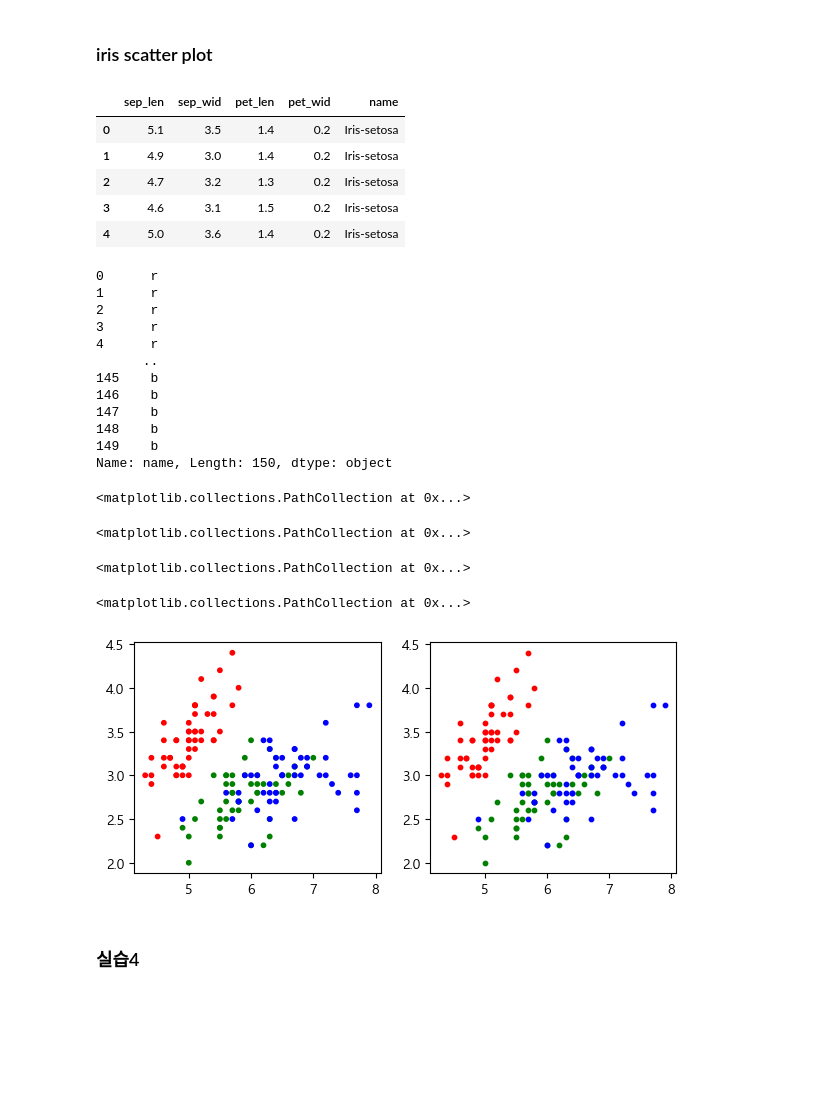
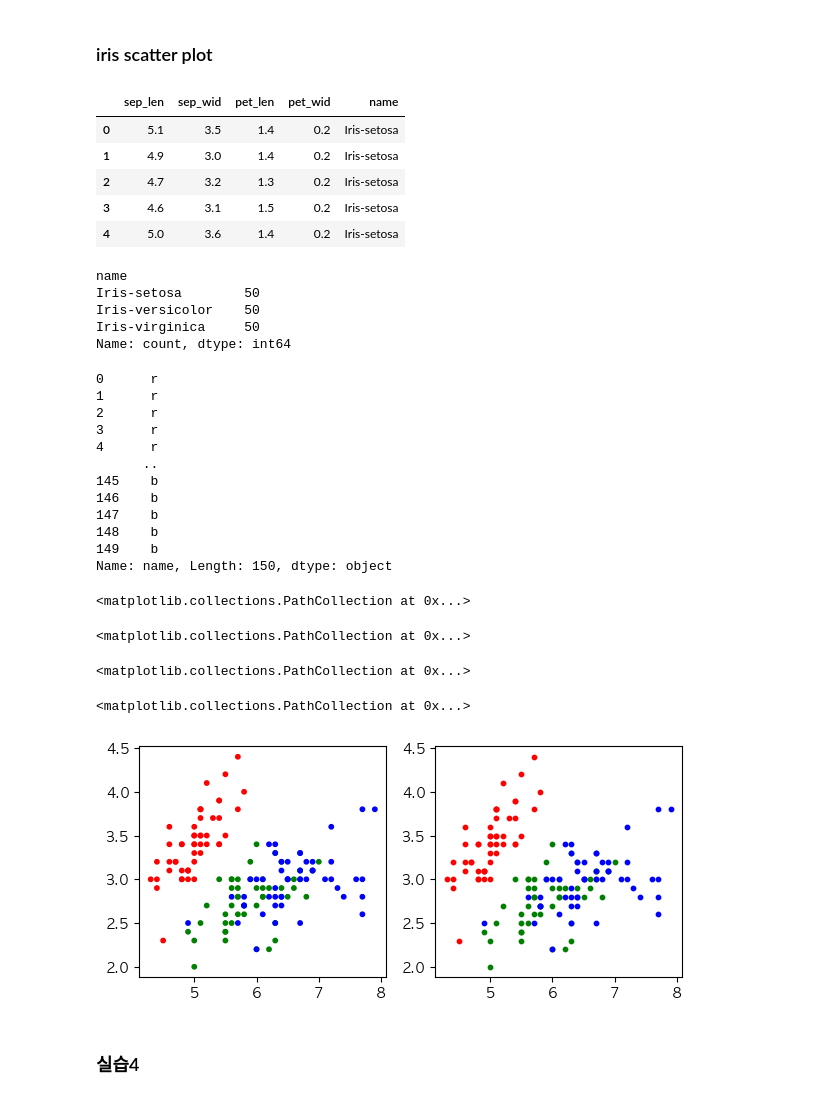
Before and after one commit to Woochang4862/USW-Data-Visualization, a Jupyter notebook: w6/dv2024_6w_code.ipynb, the cells around one changed output. Saved outputs shown, nothing was run; the diff lists cells and outputs as text; code cells hidden in the pictures; blank space fills up the shorter version.

```diff
--- a/w6/dv2024_6w_code.ipynb
+++ b/w6/dv2024_6w_code.ipynb
@@ -200,45 +200,51 @@ ax1.scatter(data_blu[:,0], data_blu[:,1], c='b')
 # %%
 fig=plt.figure(figsize=(7,3), dpi=100)
 ax1,ax2=fig.subplots(1,2)
 
 ## data load
 data = pd.read_table('data/dat_iris.txt', sep=',')
 data.head()
+data["name"].value_counts()
 color_dic={'Iris-setosa':'r','Iris-versicolor':'g','Iris-virginica':'b'}
 
 ## ax1
 color=data['name'].replace(color_dic)
 color
 ax1.scatter(data['sep_len'], data['sep_wid'], c = color, s=10)
 
 ## ax2
 for n1 in color_dic.keys():
     d1=data.loc[data['name']==n1]
     ax2.scatter(d1['sep_len'], d1['sep_wid'], c = color_dic[n1], s=10)
 # %% [output]
 |  | sep_len | sep_wid | pet_len | pet_wid | name |
 | 0 | 5.1 | 3.5 | 1.4 | 0.2 | Iris-setosa |
 | 1 | 4.9 | 3.0 | 1.4 | 0.2 | Iris-setosa |
 | 2 | 4.7 | 3.2 | 1.3 | 0.2 | Iris-setosa |
 | 3 | 4.6 | 3.1 | 1.5 | 0.2 | Iris-setosa |
 | 4 | 5.0 | 3.6 | 1.4 | 0.2 | Iris-setosa |
-0      r
-1      r
-2      r
-3      r
-4      r
-      ..
-145    b
-146    b
-147    b
-148    b
-149    b
-Name: name, Length: 150, dtype: object
+name
+Iris-setosa        50
+Iris-versicolor    50
+Iris-virginica     50
+Name: count, dtype: int64
-<matplotlib.collections.PathCollection at 0x...>
+0      r
+1      r
+2      r
+3      r
+4      r
+      ..
+145    b
+146    b
+147    b
+148    b
+149    b
+Name: name, Length: 150, dtype: object
 <matplotlib.collections.PathCollection at 0x...>
 <matplotlib.collections.PathCollection at 0x...>
 <matplotlib.collections.PathCollection at 0x...>
+<matplotlib.collections.PathCollection at 0x...>
-[figure, old version]
+[figure, new version]
 # %% [markdown]
 ### 실습4
 # %%
```
Also changed, not shown: parts of 3 cells of this notebook, 28 other files.
